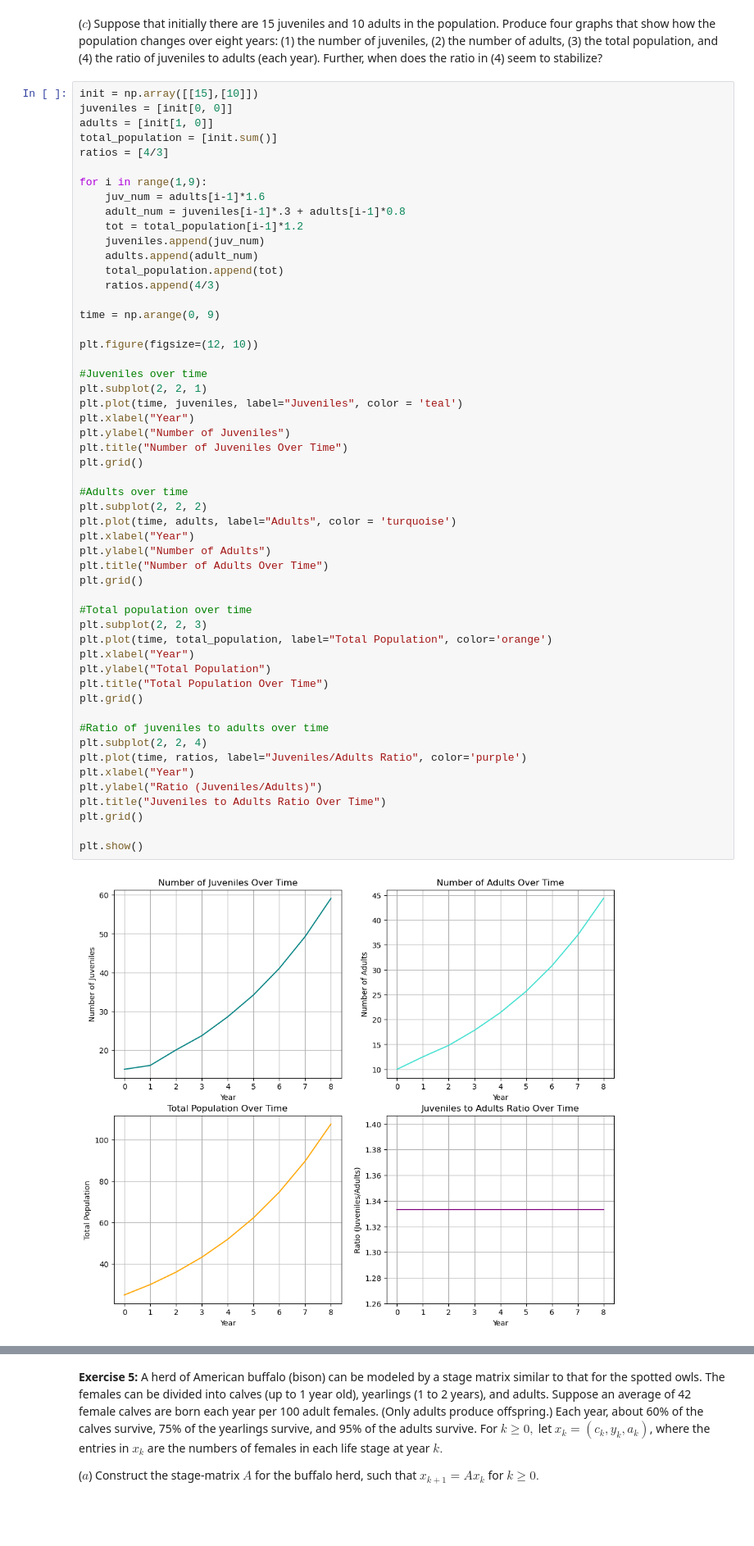
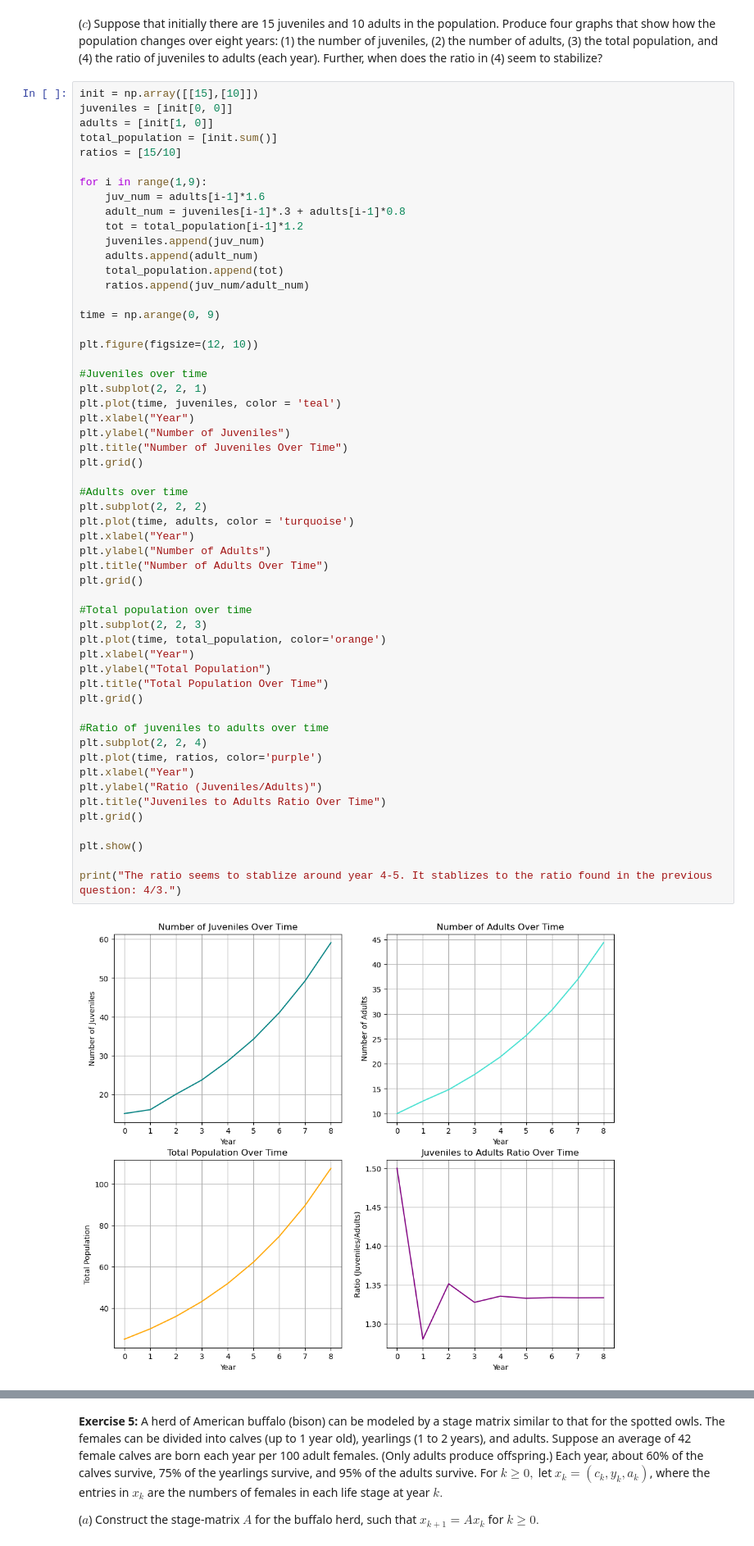
Before and after one commit to bruce455/LA-Project, a Jupyter notebook: Approximating_Eigenvalues_Eigenvectors.ipynb, the cells around one changed output, grey strips where cells are left out. Shown: that part at 82% size. Drawn from its saved outputs; the diff is of its cells as text; blank space fills up the shorter version.

```diff
--- a/Approximating_Eigenvalues_Eigenvectors.ipynb
+++ b/Approximating_Eigenvalues_Eigenvectors.ipynb
@@ -833,7 +833,7 @@ init = np.array([[15],[10]])
 juveniles = [init[0, 0]]
 adults = [init[1, 0]]
 total_population = [init.sum()]
-ratios = [4/3]
+ratios = [15/10]
 
 for i in range(1,9):
     juv_num = adults[i-1]*1.6
@@ -842,7 +842,7 @@ for i in range(1,9):
     juveniles.append(juv_num)
     adults.append(adult_num)
     total_population.append(tot)
-    ratios.append(4/3)
+    ratios.append(juv_num/adult_num)
 
 time = np.arange(0, 9)
 
@@ -850,36 +850,38 @@ plt.figure(figsize=(12, 10))
 
 #Juveniles over time
 plt.subplot(2, 2, 1)
-plt.plot(time, juveniles, label="Juveniles", color = 'teal')
+plt.plot(time, juveniles, color = 'teal')
 plt.xlabel("Year")
 plt.ylabel("Number of Juveniles")
 plt.title("Number of Juveniles Over Time")
 plt.grid()
 
 #Adults over time
 plt.subplot(2, 2, 2)
-plt.plot(time, adults, label="Adults", color = 'turquoise')
+plt.plot(time, adults, color = 'turquoise')
 plt.xlabel("Year")
 plt.ylabel("Number of Adults")
 plt.title("Number of Adults Over Time")
 plt.grid()
 
 #Total population over time
 plt.subplot(2, 2, 3)
-plt.plot(time, total_population, label="Total Population", color='orange')
+plt.plot(time, total_population, color='orange')
 plt.xlabel("Year")
 plt.ylabel("Total Population")
 plt.title("Total Population Over Time")
 plt.grid()
 
 #Ratio of juveniles to adults over time
 plt.subplot(2, 2, 4)
-plt.plot(time, ratios, label="Juveniles/Adults Ratio", color='purple')
+plt.plot(time, ratios, color='purple')
 plt.xlabel("Year")
 plt.ylabel("Ratio (Juveniles/Adults)")
 plt.title("Juveniles to Adults Ratio Over Time")
 plt.grid()
 
 plt.show()
+
+print("The ratio seems to stablize around year 4-5. It stablizes to the ratio found in the previous question: 4/3.")
 # %% [output]
-[figure, old version]
+[figure, new version]
```
Also changed, not shown: parts of 3 cells of this notebook.
